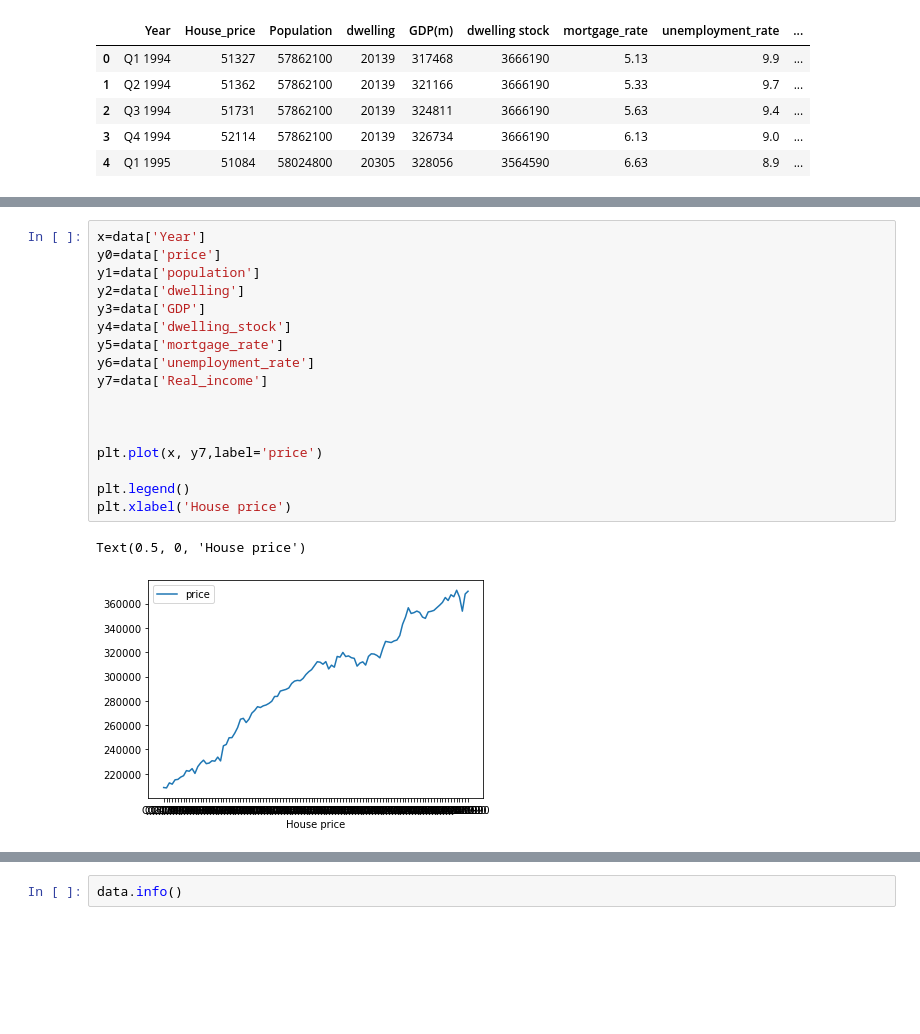
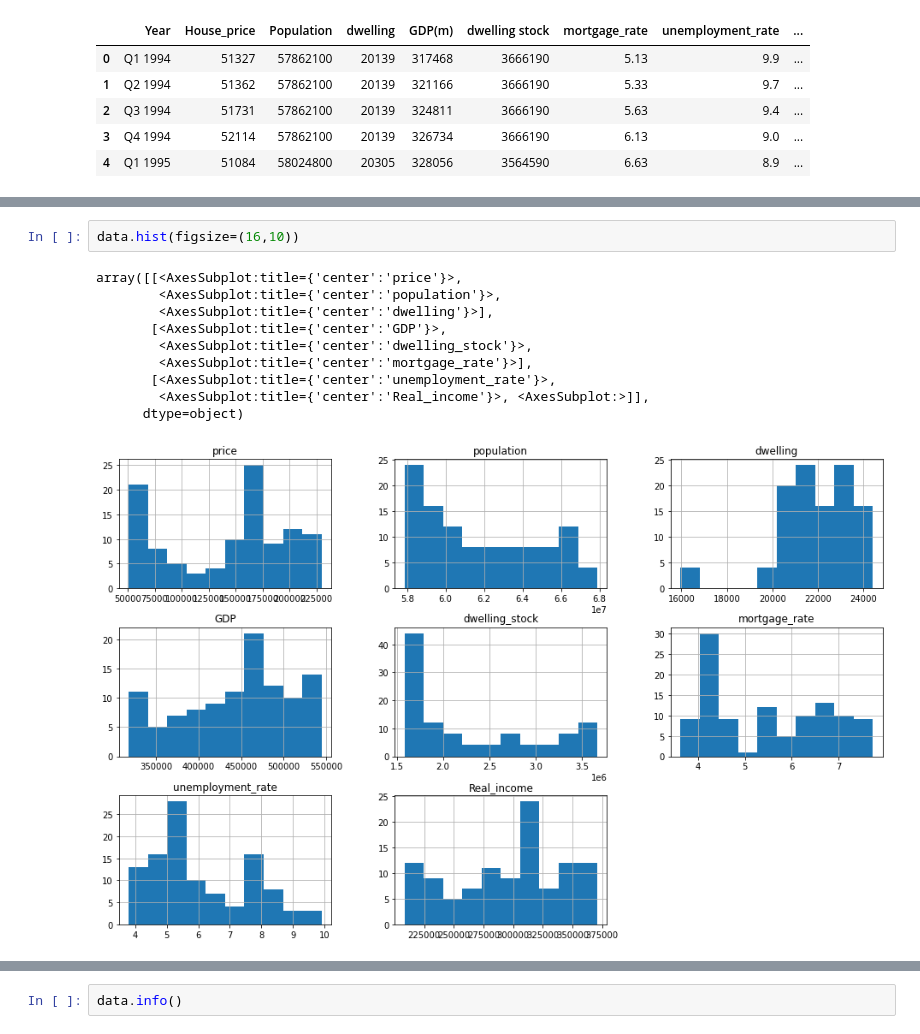
Before and after one commit to TTonsss/DSSS, a Jupyter notebook: assessment.ipynb, the cells around one changed output, grey strips where cells are left out. Drawn from its saved outputs; the diff is of its cells as text; blank space fills up the shorter version.

```diff
--- a/assessment.ipynb
+++ b/assessment.ipynb
@@ -47,20 +47,13 @@ data.tail()
-# %%
-x=data['Year']
-y0=data['price']
-y1=data['population']
-y2=data['dwelling']
-y3=data['GDP']
-y4=data['dwelling_stock']
-y5=data['mortgage_rate']
-y6=data['unemployment_rate']
-y7=data['Real_income']
-
-
-
-plt.plot(x, y7,label='price')
-
-plt.legend()
-plt.xlabel('House price')
-# %% [output]
-Text(0.5, 0, 'House price')
-[figure, removed]
+# %%
+data.hist(figsize=(16,10))
+# %% [output]
+array([[<AxesSubplot:title={'center':'price'}>,
+        <AxesSubplot:title={'center':'population'}>,
+        <AxesSubplot:title={'center':'dwelling'}>],
+       [<AxesSubplot:title={'center':'GDP'}>,
+        <AxesSubplot:title={'center':'dwelling_stock'}>,
+        <AxesSubplot:title={'center':'mortgage_rate'}>],
+       [<AxesSubplot:title={'center':'unemployment_rate'}>,
+        <AxesSubplot:title={'center':'Real_income'}>, <AxesSubplot:>]],
+      dtype=object)
+[figure, added]
```
Also changed, not shown: parts of 31 cells of this notebook.
